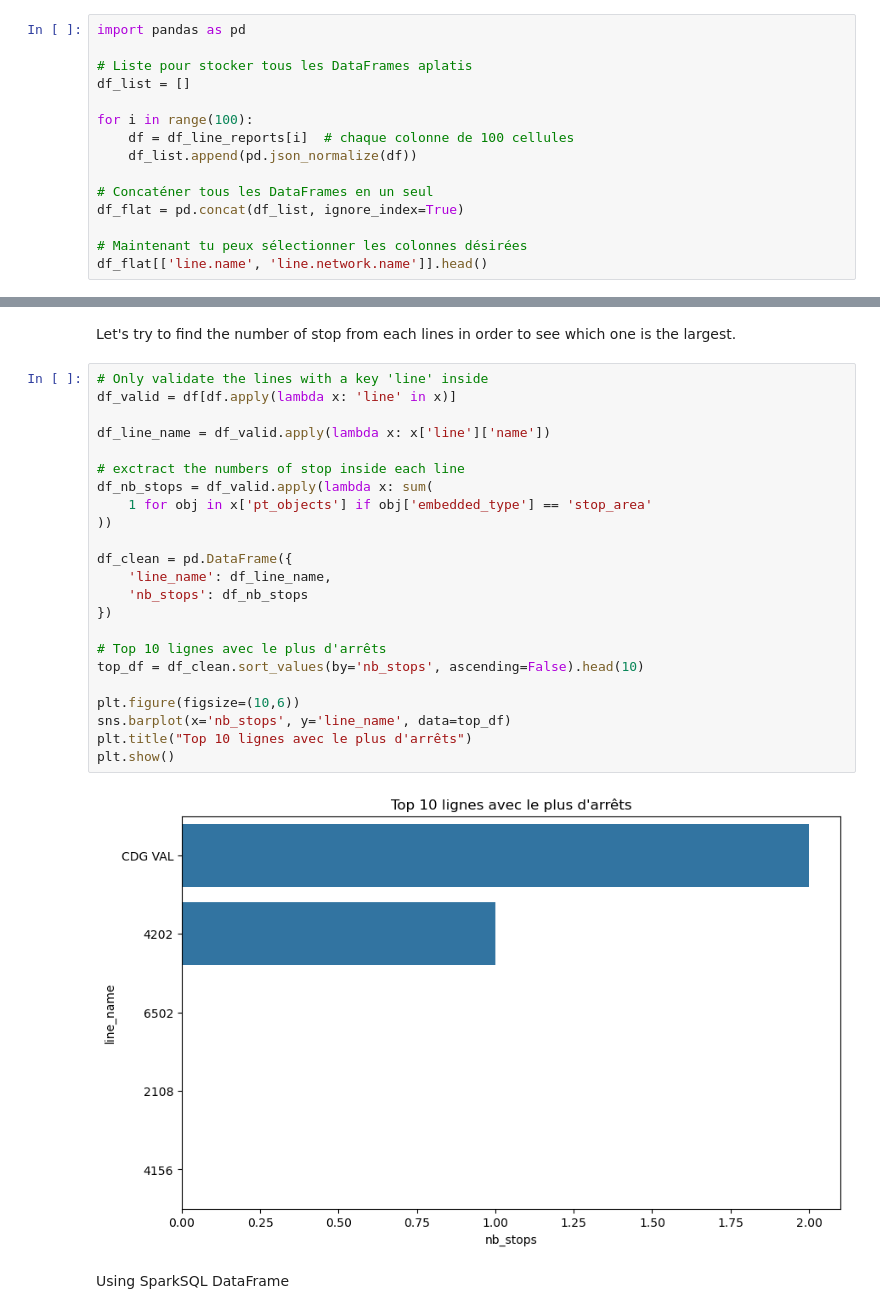
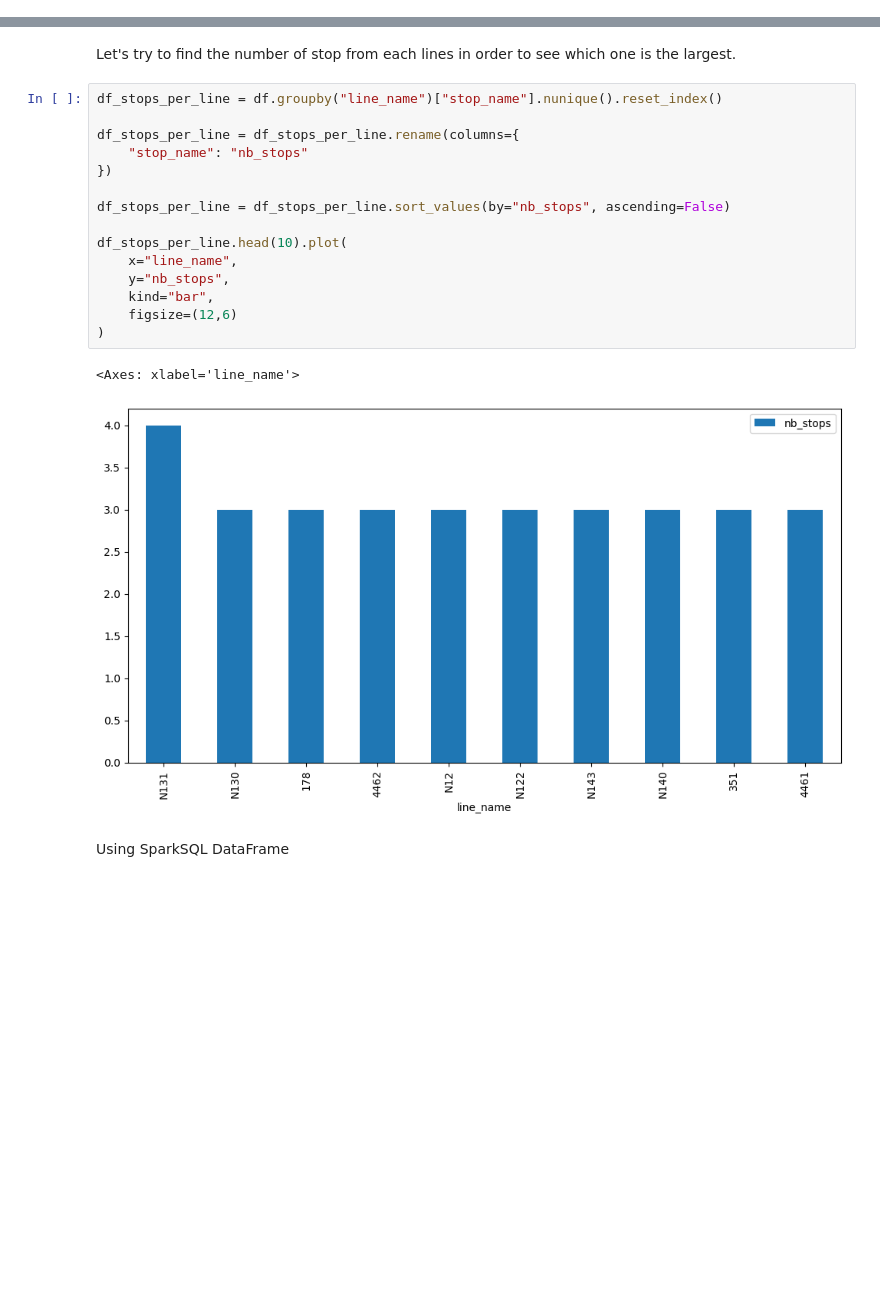
Before and after one commit to Aziiiiim/GraphX_project, a Jupyter notebook: queries_dataframe.ipynb, the cells around one changed output, grey strips where cells are left out. Cells and saved outputs as stored; diff of their text form; blank space fills up the shorter version.

```diff
--- a/queries_dataframe.ipynb
+++ b/queries_dataframe.ipynb
@@ -143,15 +206,0 @@ Let's try to see the lines that our dataset is managing
-# %%
-import pandas as pd
-
-# Liste pour stocker tous les DataFrames aplatis
-df_list = []
-
-for i in range(100):
-    df = df_line_reports[i]  # chaque colonne de 100 cellules
-    df_list.append(pd.json_normalize(df))
-
-# Concaténer tous les DataFrames en un seul
-df_flat = pd.concat(df_list, ignore_index=True)
-
-# Maintenant tu peux sélectionner les colonnes désirées
-df_flat[['line.name', 'line.network.name']].head()
@@ -258,30 +251,23 @@ sns.countplot(x=modes)
 # %% [markdown]
 Let's try to find the number of stop from each lines in order to see which one is the largest.
 # %%
-# Only validate the lines with a key 'line' inside
-df_valid = df[df.apply(lambda x: 'line' in x)]
+df_stops_per_line = df.groupby("line_name")["stop_name"].nunique().reset_index()
 
-df_line_name = df_valid.apply(lambda x: x['line']['name'])
-
-# exctract the numbers of stop inside each line
-df_nb_stops = df_valid.apply(lambda x: sum(
-    1 for obj in x['pt_objects'] if obj['embedded_type'] == 'stop_area'
-))
-
-df_clean = pd.DataFrame({
-    'line_name': df_line_name,
-    'nb_stops': df_nb_stops
+df_stops_per_line = df_stops_per_line.rename(columns={
+    "stop_name": "nb_stops"
 })
 
-# Top 10 lignes avec le plus d'arrêts
-top_df = df_clean.sort_values(by='nb_stops', ascending=False).head(10)
+df_stops_per_line = df_stops_per_line.sort_values(by="nb_stops", ascending=False)
 
-plt.figure(figsize=(10,6))
-sns.barplot(x='nb_stops', y='line_name', data=top_df)
-plt.title("Top 10 lignes avec le plus d'arrêts")
-plt.show()
+df_stops_per_line.head(10).plot(
+    x="line_name",
+    y="nb_stops",
+    kind="bar",
+    figsize=(12,6)
+)
 # %% [output]
+<Axes: xlabel='line_name'>
-[figure, old version]
+[figure, new version]
 # %% [markdown]
 Using SparkSQL DataFrame
 # %%
```
Also changed, not shown: parts of 12 cells of this notebook.
